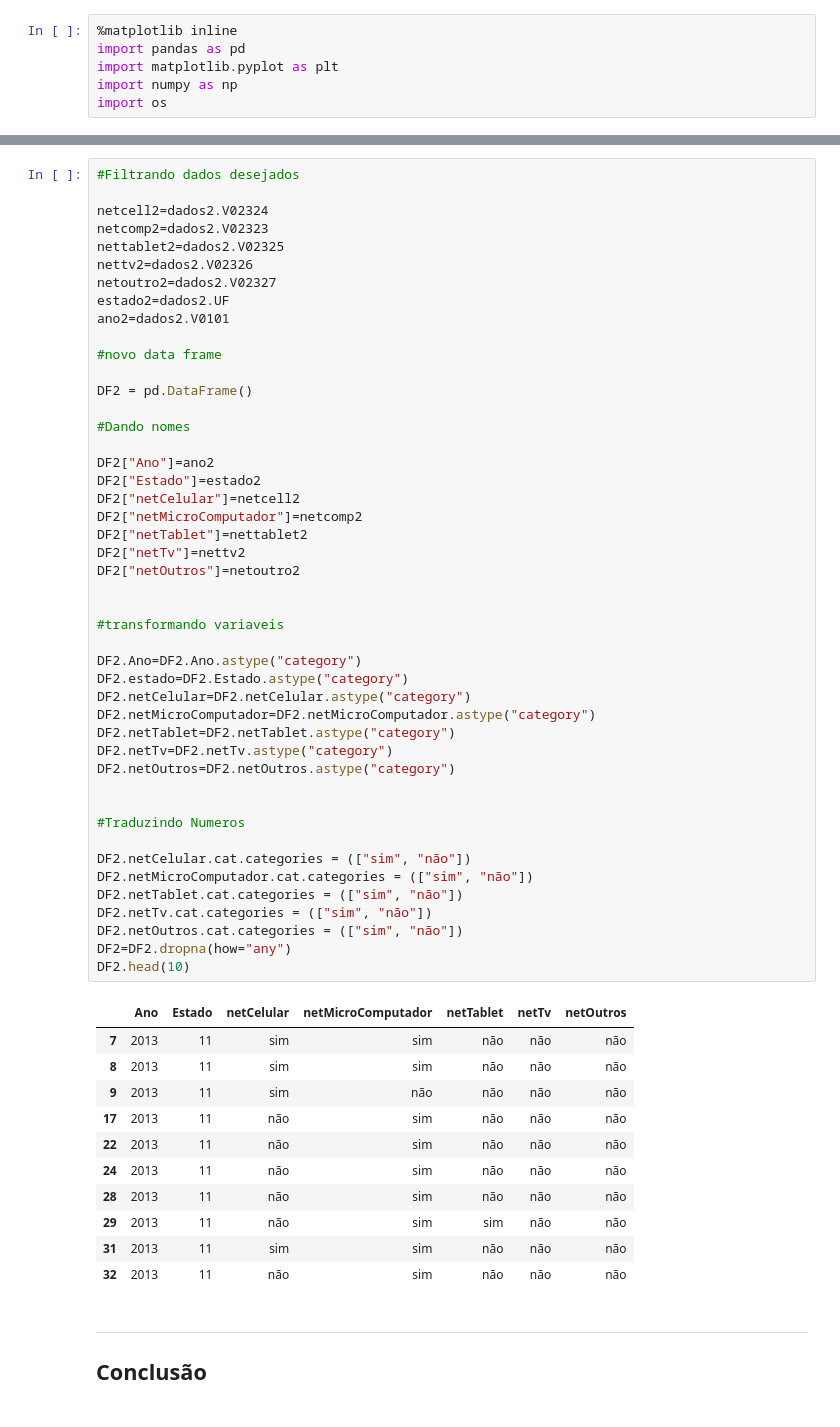
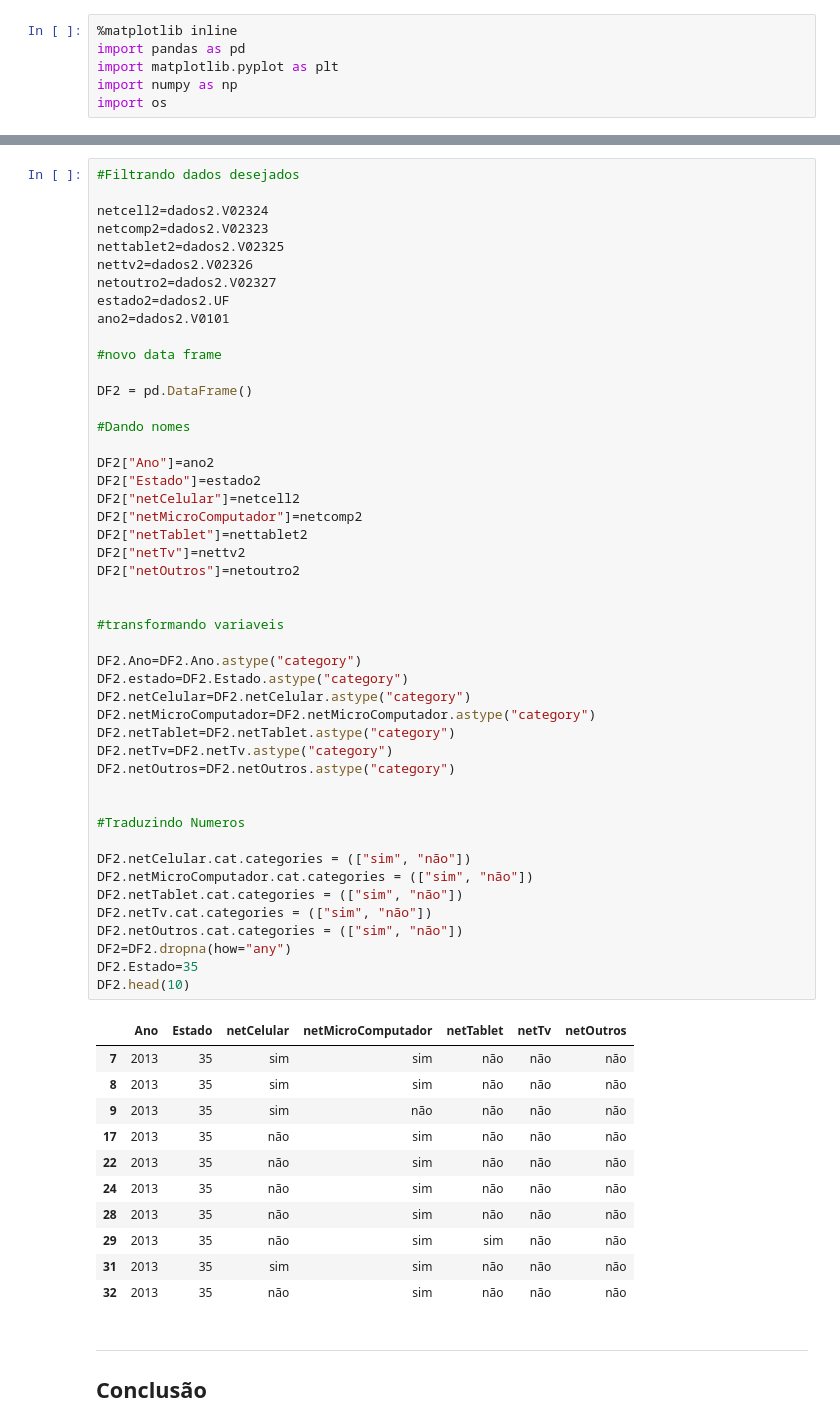
Before and after one commit to LucasVaz97/Ciencia-dos-Dados, a Jupyter notebook: entrega2.ipynb, the cells around one changed output, grey strips where cells are left out. Drawn from its saved outputs; the diff is of its cells as text.

```diff
--- a/entrega2.ipynb
+++ b/entrega2.ipynb
@@ -114,43 +117,44 @@ DF2["Ano"]=ano2
 DF2["Estado"]=estado2
 DF2["netCelular"]=netcell2
 DF2["netMicroComputador"]=netcomp2
 DF2["netTablet"]=nettablet2
 DF2["netTv"]=nettv2
 DF2["netOutros"]=netoutro2
 
 
 #transformando variaveis
 
 DF2.Ano=DF2.Ano.astype("category")
 DF2.estado=DF2.Estado.astype("category")
 DF2.netCelular=DF2.netCelular.astype("category")
 DF2.netMicroComputador=DF2.netMicroComputador.astype("category")
 DF2.netTablet=DF2.netTablet.astype("category")
 DF2.netTv=DF2.netTv.astype("category")
 DF2.netOutros=DF2.netOutros.astype("category")
 
 
 #Traduzindo Numeros
 
 DF2.netCelular.cat.categories = (["sim", "não"])
 DF2.netMicroComputador.cat.categories = (["sim", "não"])
 DF2.netTablet.cat.categories = (["sim", "não"])
 DF2.netTv.cat.categories = (["sim", "não"])
 DF2.netOutros.cat.categories = (["sim", "não"])
 DF2=DF2.dropna(how="any")
+DF2.Estado=35
 DF2.head(10)
 # %% [output]
 |  | Ano | Estado | netCelular | netMicroComputador | netTablet | netTv | netOutros |
-| 7 | 2013 | 11 | sim | sim | não | não | não |
-| 8 | 2013 | 11 | sim | sim | não | não | não |
-| 9 | 2013 | 11 | sim | não | não | não | não |
-| 17 | 2013 | 11 | não | sim | não | não | não |
-| 22 | 2013 | 11 | não | sim | não | não | não |
-| 24 | 2013 | 11 | não | sim | não | não | não |
-| 28 | 2013 | 11 | não | sim | não | não | não |
-| 29 | 2013 | 11 | não | sim | sim | não | não |
-| 31 | 2013 | 11 | sim | sim | não | não | não |
-| 32 | 2013 | 11 | não | sim | não | não | não |
+| 7 | 2013 | 35 | sim | sim | não | não | não |
+| 8 | 2013 | 35 | sim | sim | não | não | não |
+| 9 | 2013 | 35 | sim | não | não | não | não |
+| 17 | 2013 | 35 | não | sim | não | não | não |
+| 22 | 2013 | 35 | não | sim | não | não | não |
+| 24 | 2013 | 35 | não | sim | não | não | não |
+| 28 | 2013 | 35 | não | sim | não | não | não |
+| 29 | 2013 | 35 | não | sim | sim | não | não |
+| 31 | 2013 | 35 | sim | sim | não | não | não |
+| 32 | 2013 | 35 | não | sim | não | não | não |
 # %% [markdown]
 ___
 ## Conclusão
```
Also changed, not shown: parts of 8 cells of this notebook.
